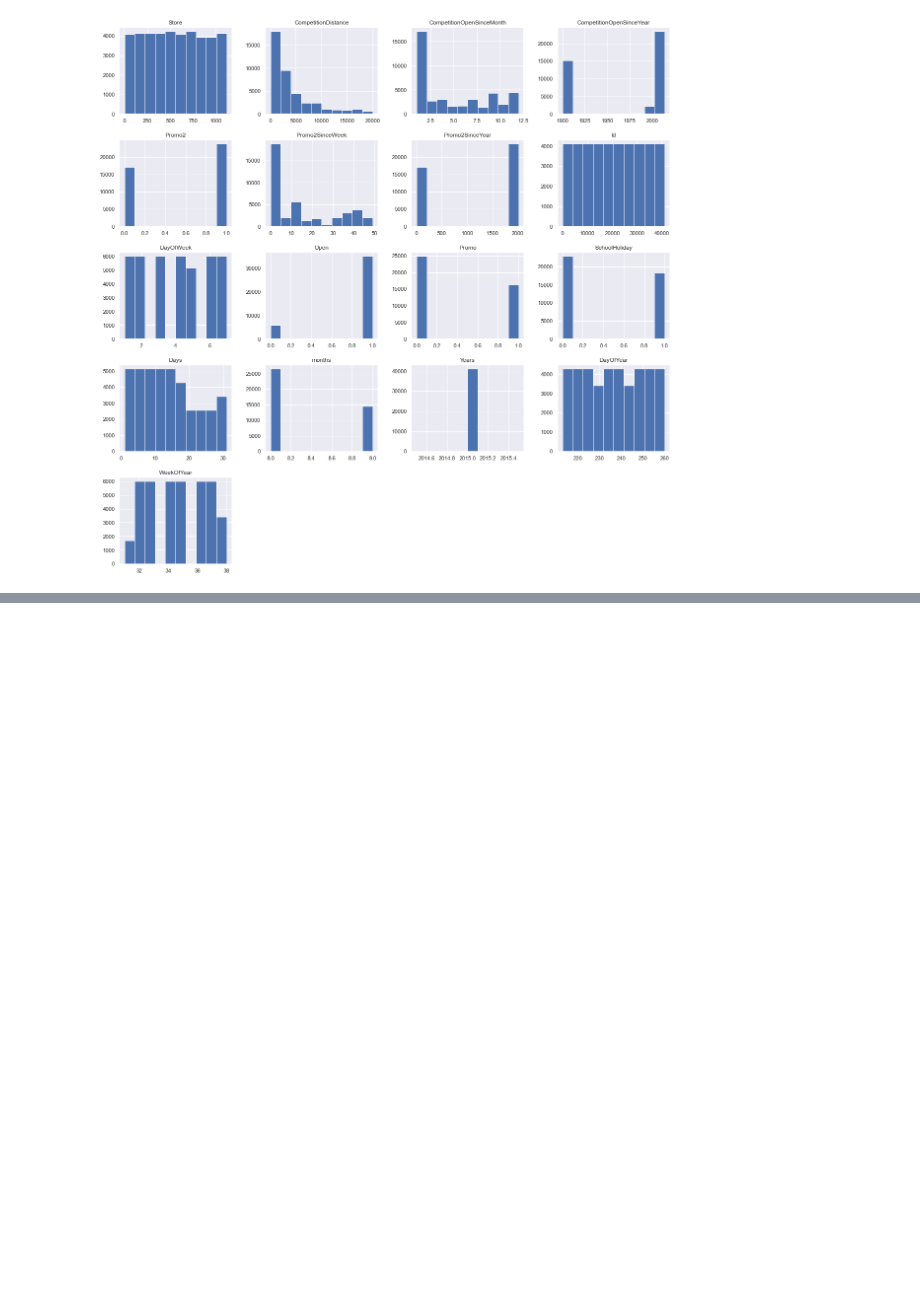
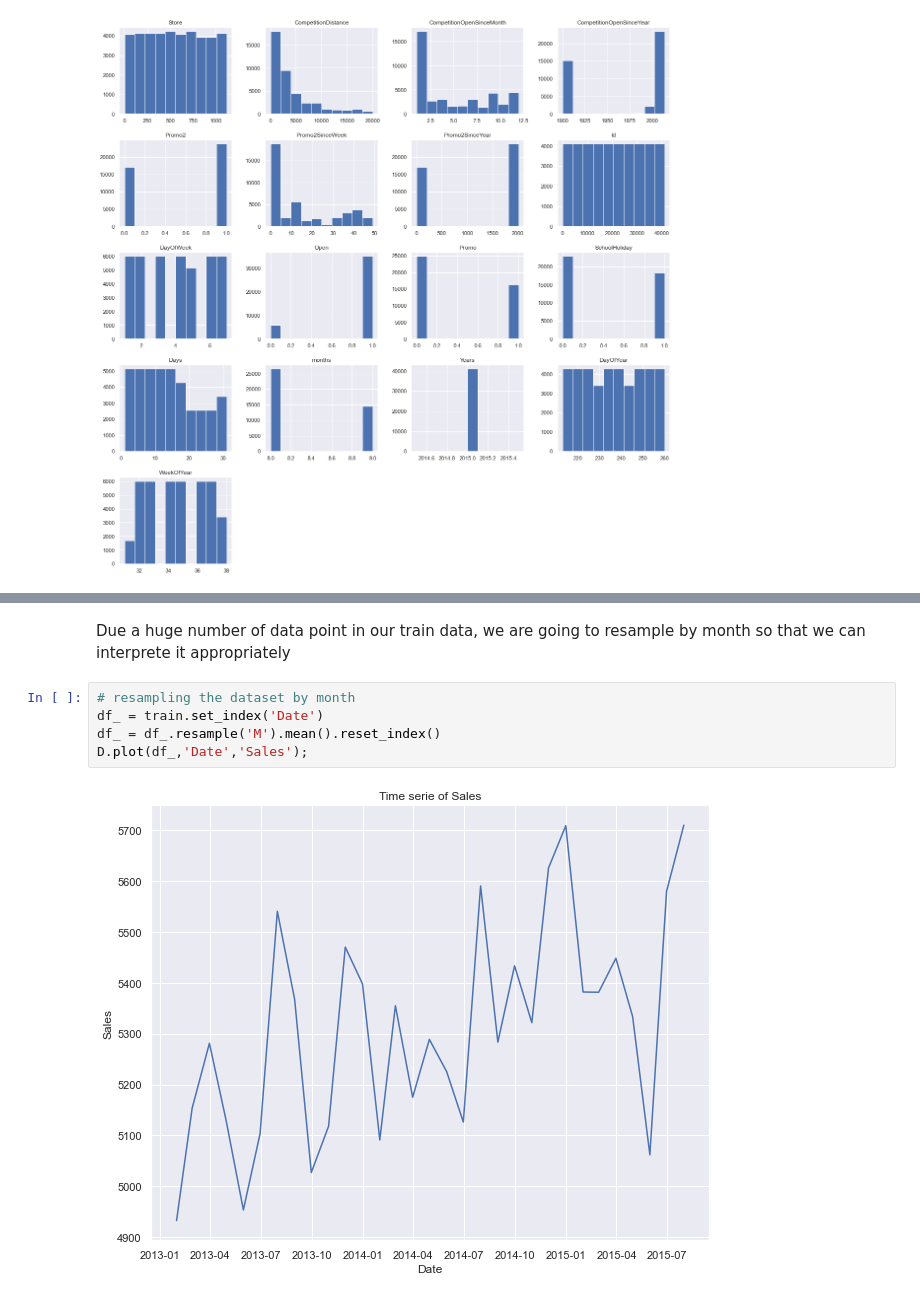
Before and after one commit to skevin-dev/Pharmaceutical_Sales_prediction, a Jupyter notebook: Notebooks/EDA.ipynb, the cells around one changed output, grey strips where cells are left out. Saved outputs shown, nothing was run; the diff lists cells and outputs as text; blank space fills up the shorter version.

```diff
--- a/Notebooks/EDA.ipynb
+++ b/Notebooks/EDA.ipynb
@@ -57,0 +68,9 @@ array(['c', 'a', 'd', 'b'], dtype=object)
+# %% [markdown]
+Due a huge number of data point in our train data, we are going to resample by month so that we can interprete it appropriately
+# %%
+# resampling the dataset by month
+df_ = train.set_index('Date')
+df_ = df_.resample('M').mean().reset_index()
+D.plot(df_,'Date','Sales');
+# %% [output]
+[figure, added]
```
Also changed, not shown: parts of 29 cells of this notebook, 1 other file.
